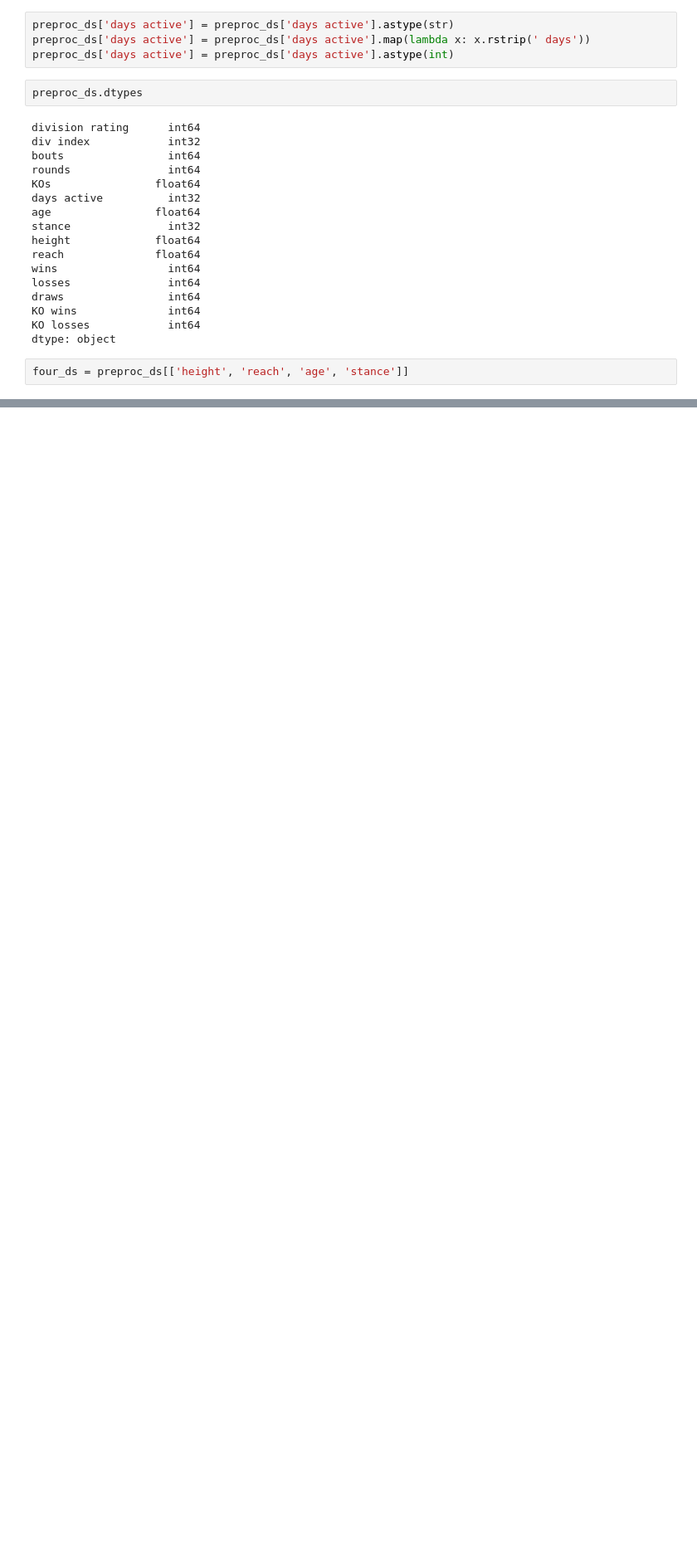
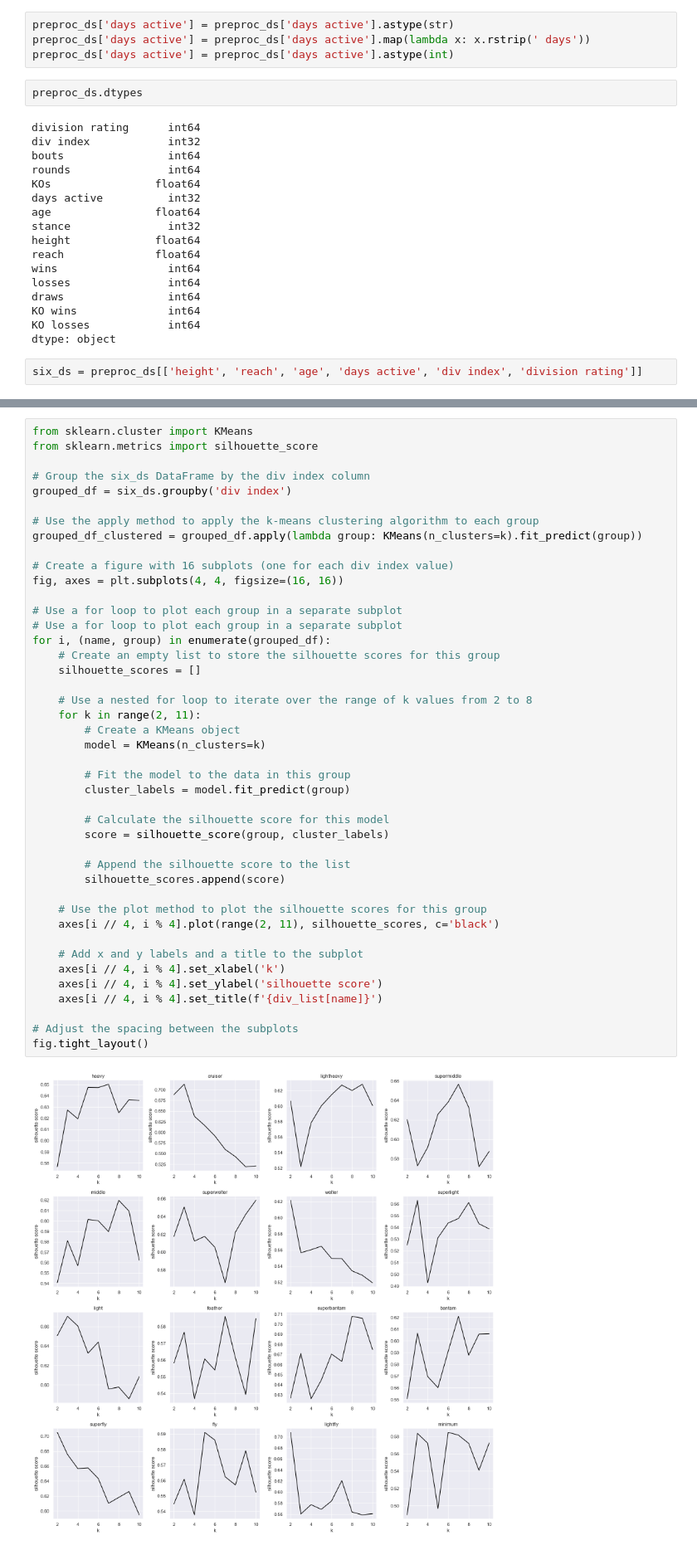
Before and after one commit to smbalf/boxrec-analysis, a Jupyter notebook: main_analysis.ipynb, the cells around one changed output, grey strips where cells are left out. Shown at 83% size. Cells and saved outputs as stored; diff of their text form; blank space fills up the shorter version.

```diff
--- a/main_analysis.ipynb
+++ b/main_analysis.ipynb
@@ -216,4 +182,4 @@ KO wins              int64
 KO losses            int64
 dtype: object
 # %%
-four_ds = preproc_ds[['height', 'reach', 'age', 'stance']]
+six_ds = preproc_ds[['height', 'reach', 'age', 'days active', 'div index', 'division rating']]
@@ -261,0 +186,45 @@ four_ds
+# %%
+from sklearn.cluster import KMeans
+from sklearn.metrics import silhouette_score
+
+# Group the six_ds DataFrame by the div index column
+grouped_df = six_ds.groupby('div index')
+
+# Use the apply method to apply the k-means clustering algorithm to each group
+grouped_df_clustered = grouped_df.apply(lambda group: KMeans(n_clusters=k).fit_predict(group))
+
+# Create a figure with 16 subplots (one for each div index value)
+fig, axes = plt.subplots(4, 4, figsize=(16, 16))
+
+# Use a for loop to plot each group in a separate subplot
+# Use a for loop to plot each group in a separate subplot
+for i, (name, group) in enumerate(grouped_df):
+    # Create an empty list to store the silhouette scores for this group
+    silhouette_scores = []
+
+    # Use a nested for loop to iterate over the range of k values from 2 to 8
+    for k in range(2, 11):
+        # Create a KMeans object
+        model = KMeans(n_clusters=k)
+
+        # Fit the model to the data in this group
+        cluster_labels = model.fit_predict(group)
+
+        # Calculate the silhouette score for this model
+        score = silhouette_score(group, cluster_labels)
+
+        # Append the silhouette score to the list
+        silhouette_scores.append(score)
+
+    # Use the plot method to plot the silhouette scores for this group
+    axes[i // 4, i % 4].plot(range(2, 11), silhouette_scores, c='black')
+
+    # Add x and y labels and a title to the subplot
+    axes[i // 4, i % 4].set_xlabel('k')
+    axes[i // 4, i % 4].set_ylabel('silhouette score')
+    axes[i // 4, i % 4].set_title(f'{div_list[name]}')
+
+# Adjust the spacing between the subplots
+fig.tight_layout()
+# %% [output]
+[figure, added]
```
Also changed, not shown: parts of 13 cells of this notebook.
